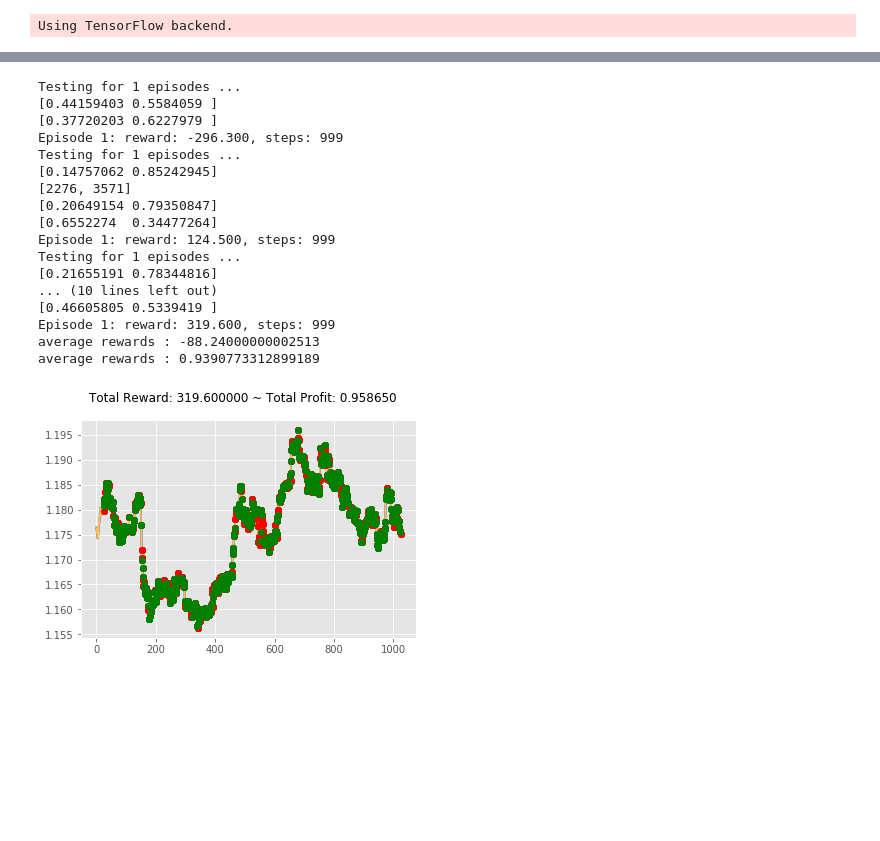
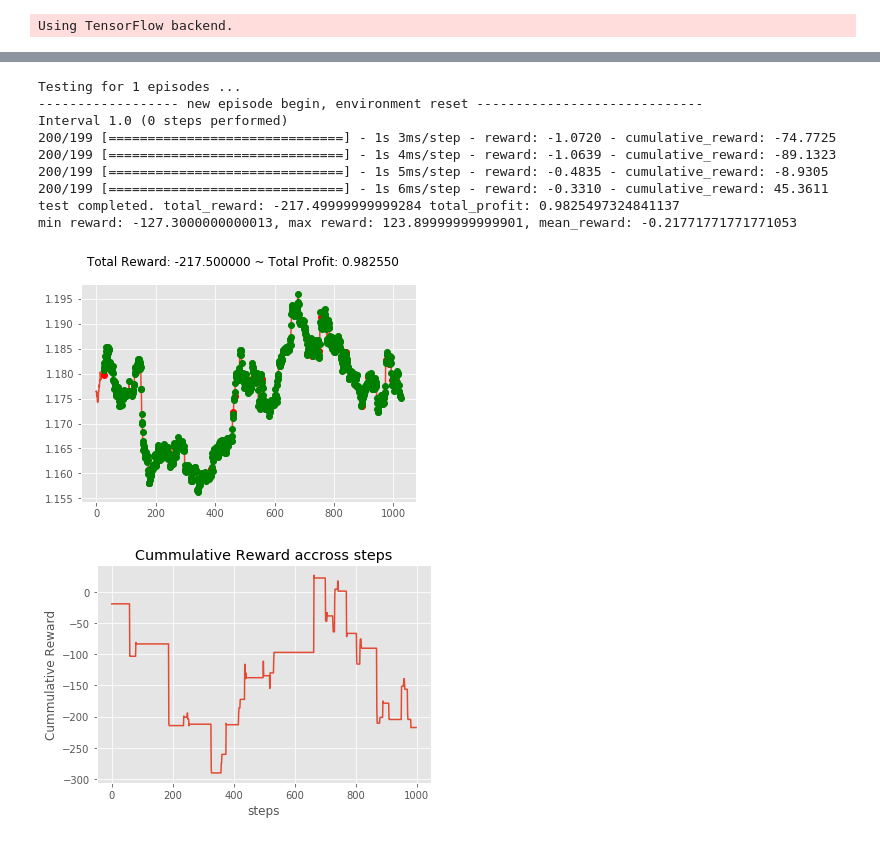
Before and after one commit to wliant/mtech-sls, a Jupyter notebook: DDPG_raymond.ipynb, the cells around one changed output, grey strips where cells are left out. Saved outputs shown, nothing was run; the diff lists cells and outputs as text; code cells hidden in the pictures; blank space fills up the shorter version.

```diff
--- a/DDPG_raymond.ipynb
+++ b/DDPG_raymond.ipynb
@@ -191,3 +209,19 @@ best reward: 948.4000000000394
+# %%
+train_mode = False
+env_test = gym.make('forex-v0', frame_bound=(5000, 6000), window_size=window_size)
+e.test(env_test)
+# %% [output]
+Testing for 1 episodes ...
+------------------ new episode begin, environment reset -----------------------------
+Interval 1.0 (0 steps performed)
+200/199 [==============================] - 1s 3ms/step - reward: -1.0720 - cumulative_reward: -74.7725
+200/199 [==============================] - 1s 4ms/step - reward: -1.0639 - cumulative_reward: -89.1323
+200/199 [==============================] - 1s 5ms/step - reward: -0.4835 - cumulative_reward: -8.9305
+200/199 [==============================] - 1s 6ms/step - reward: -0.3310 - cumulative_reward: 45.3611
+test completed. total_reward: -217.49999999999284 total_profit: 0.9825497324841137
+min reward: -127.3000000000013, max reward: 123.89999999999901, mean_reward: -0.21771771771771053
+[figure, added]
+[figure, added]
 # %%
 def test(repeat = 1):
     reward = []
@@ -200,24 +234,3 @@ def test(repeat = 1):
         env_test.render_all()
     print("average rewards : {}".format(np.mean(reward)))
     print("average rewards : {}".format(np.mean(profit)))
-# %%
-test(repeat=5)
-# %% [output]
-Testing for 1 episodes ...
-[0.44159403 0.5584059 ]
-[0.37720203 0.6227979 ]
-Episode 1: reward: -296.300, steps: 999
-Testing for 1 episodes ...
-[0.14757062 0.85242945]
-[2276, 3571]
-[0.20649154 0.79350847]
-[0.6552274  0.34477264]
-Episode 1: reward: 124.500, steps: 999
-Testing for 1 episodes ...
-[0.21655191 0.78344816]
-... (10 lines left out)
-[0.46605805 0.5339419 ]
-Episode 1: reward: 319.600, steps: 999
-average rewards : -88.24000000002513
-average rewards : 0.9390773312899189
-[figure, removed]
```
Also changed, not shown: parts of 4 cells of this notebook, 1 other file.
